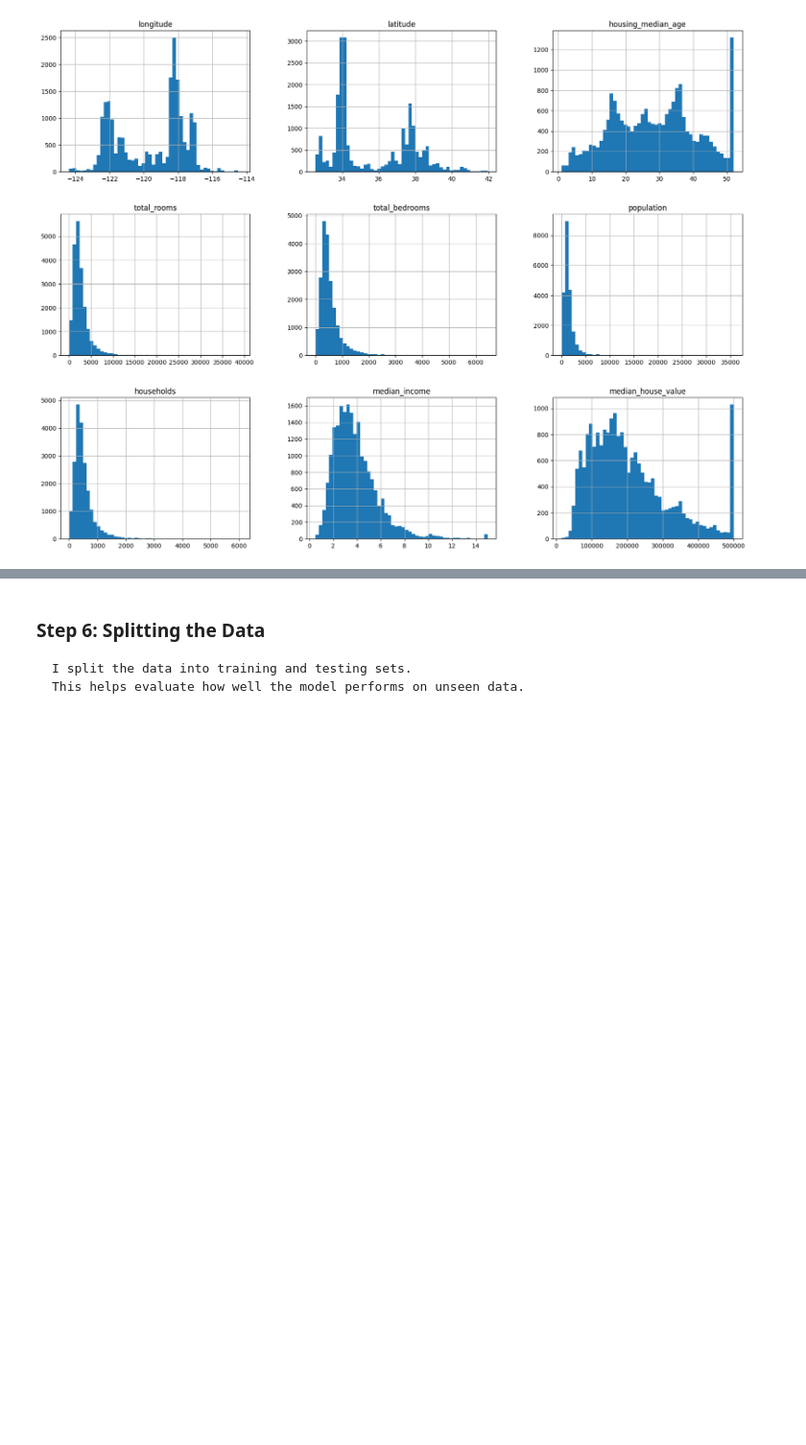
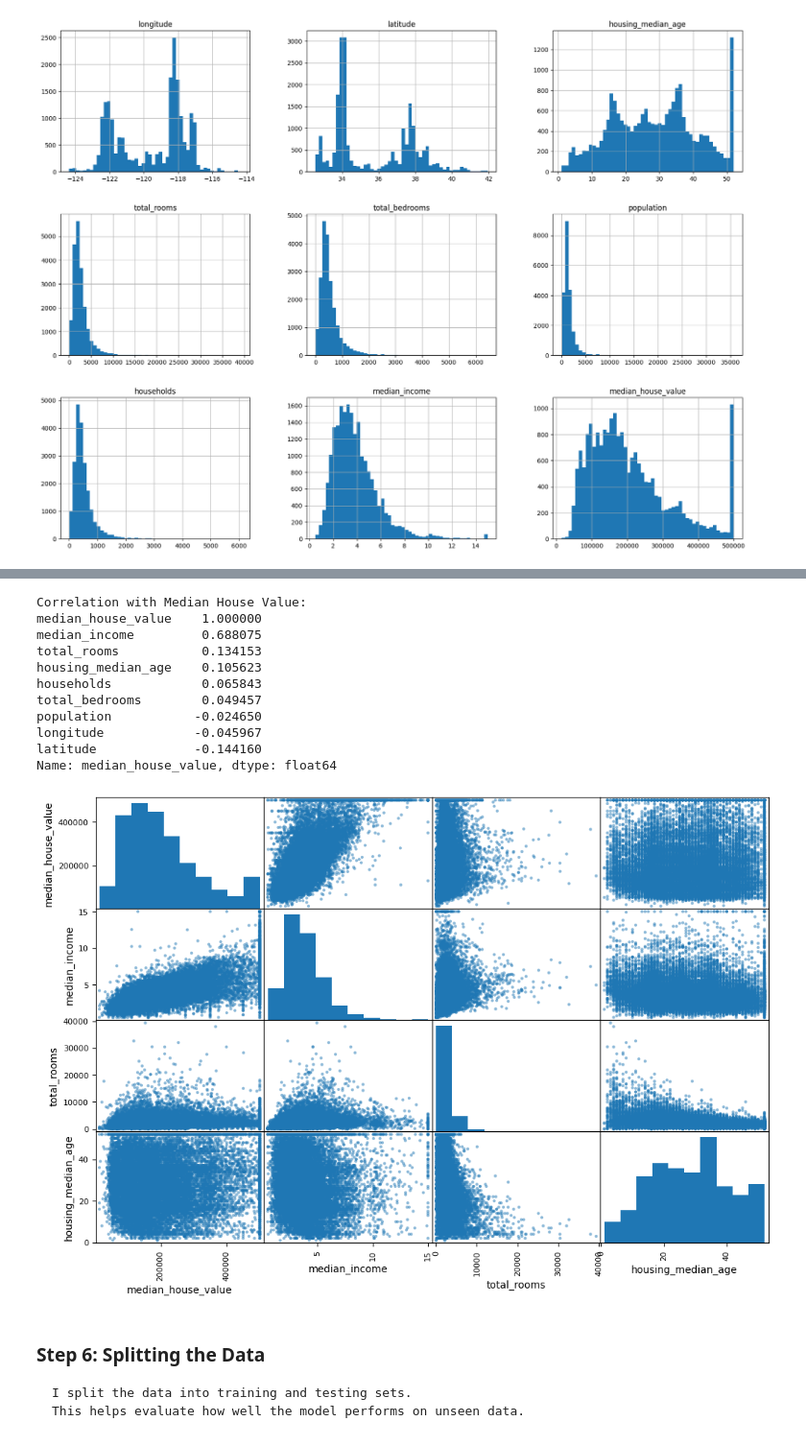
Before and after one commit to MT513-Web/DevelopersHub-Corporation_AI-ML-Internship-Tasks, a Jupyter notebook: House_Price_Prediction.ipynb, the cells around one changed output, grey strips where cells are left out. Shown at 96% size. Drawn from its saved outputs; the diff is of its cells as text; code cells hidden in the pictures; blank space fills up the shorter version.

```diff
--- a/House_Price_Prediction.ipynb
+++ b/House_Price_Prediction.ipynb
@@ -133,3 +136,27 @@ plt.show()
+# %%
+from pandas.plotting import scatter_matrix
+
+# Scatter Plots: To see relationships visually
+attributes = ["median_house_value", "median_income", "total_rooms", "housing_median_age"]
+scatter_matrix(df[attributes], figsize=(12, 8))
+
+# Correlation Insights: To see numerical relationships
+corr_matrix = df.corr(numeric_only=True)
+print("Correlation with Median House Value:")
+print(corr_matrix["median_house_value"].sort_values(ascending=False))
+# %% [output]
+Correlation with Median House Value:
+median_house_value    1.000000
+median_income         0.688075
+total_rooms           0.134153
+housing_median_age    0.105623
+households            0.065843
+total_bedrooms        0.049457
+population           -0.024650
+longitude            -0.045967
+latitude             -0.144160
+Name: median_house_value, dtype: float64
+[figure, added]
 # %% [markdown]
 ### Step 6: Splitting the Data
     I split the data into training and testing sets.
```
Also changed, not shown: parts of 2 cells of this notebook.
